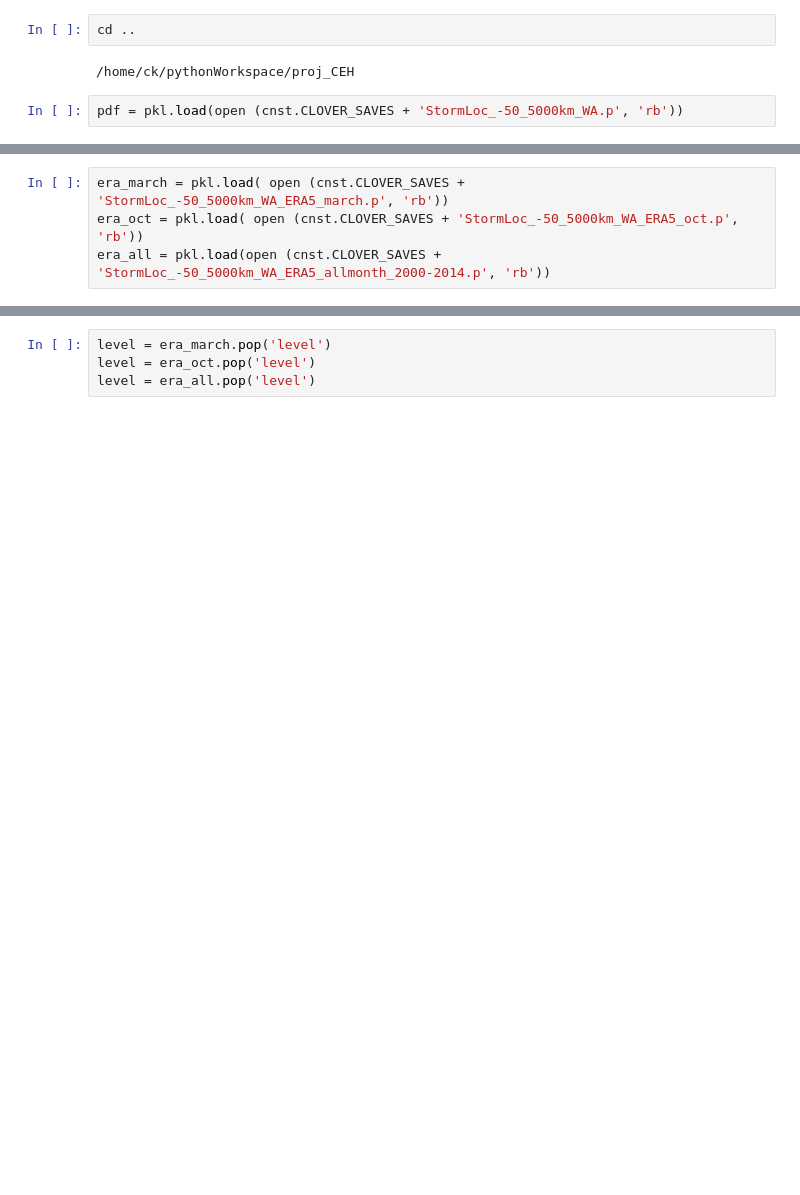
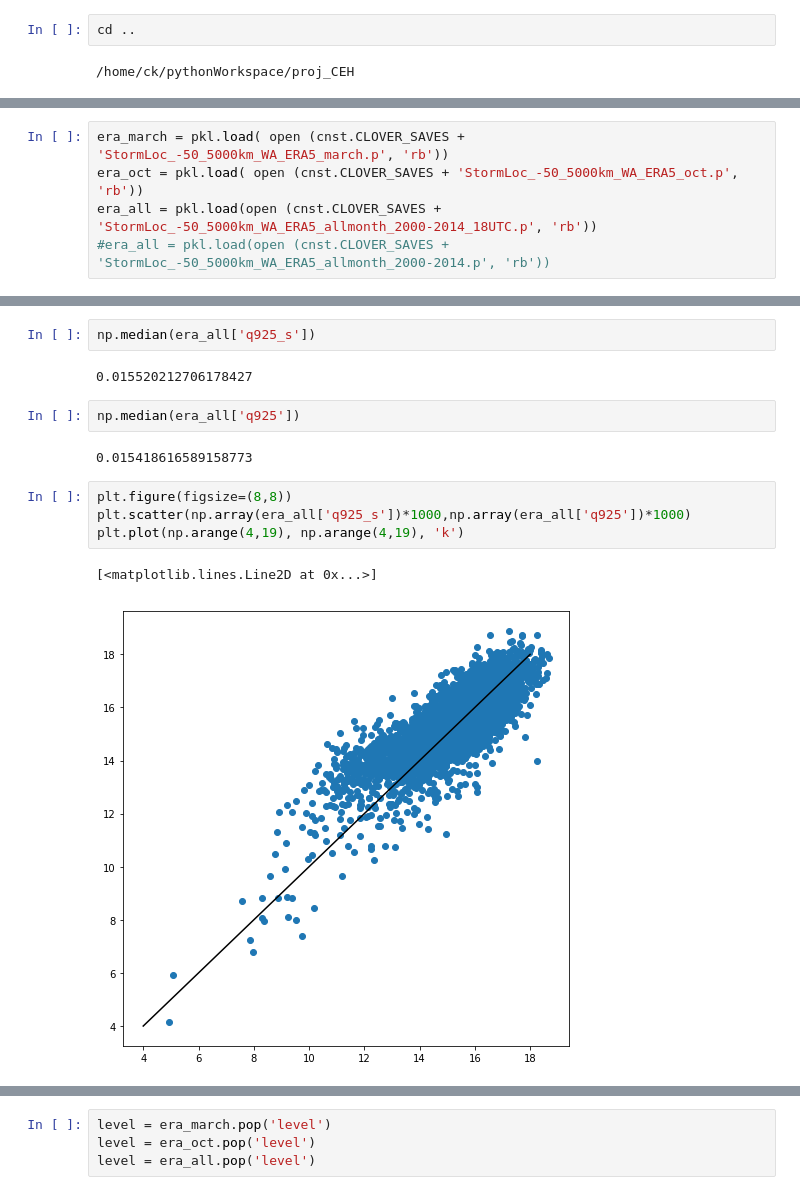
Before and after one commit to cornkle/proj_CEH, a Jupyter notebook: notebooks/CLOVER_soundings_March_Oct_stormtime_qfunction.ipynb, the cells around one changed output, grey strips where cells are left out. Drawn from its saved outputs; the diff is of its cells as text; blank space fills up the shorter version.

```diff
--- a/notebooks/CLOVER_soundings_March_Oct_stormtime_qfunction.ipynb
+++ b/notebooks/CLOVER_soundings_March_Oct_stormtime_qfunction.ipynb
@@ -29,5 +29,3 @@ pylab.rcParams['figure.figsize'] = (30., 30.)
 cd ..
 # %% [output]
 /home/ck/pythonWorkspace/proj_CEH
-# %%
-pdf = pkl.load(open (cnst.CLOVER_SAVES + 'StormLoc_-50_5000km_WA.p', 'rb'))
@@ -91,4 +32,5 @@ Doing 2012-10-31 18:00:00
 # %%
 era_march = pkl.load( open (cnst.CLOVER_SAVES + 'StormLoc_-50_5000km_WA_ERA5_march.p', 'rb'))
 era_oct = pkl.load( open (cnst.CLOVER_SAVES + 'StormLoc_-50_5000km_WA_ERA5_oct.p', 'rb'))
-era_all = pkl.load(open (cnst.CLOVER_SAVES + 'StormLoc_-50_5000km_WA_ERA5_allmonth_2000-2014.p', 'rb'))
+era_all = pkl.load(open (cnst.CLOVER_SAVES + 'StormLoc_-50_5000km_WA_ERA5_allmonth_2000-2014_18UTC.p', 'rb'))
+#era_all = pkl.load(open (cnst.CLOVER_SAVES + 'StormLoc_-50_5000km_WA_ERA5_allmonth_2000-2014.p', 'rb'))
@@ -102,0 +39,15 @@ Timestamp('2011-10-31 18:00:00')
+# %%
+np.median(era_all['q925_s'])
+# %% [output]
+0.015520212706178427
+# %%
+np.median(era_all['q925'])
+# %% [output]
+0.015418616589158773
+# %%
+plt.figure(figsize=(8,8))
+plt.scatter(np.array(era_all['q925_s'])*1000,np.array(era_all['q925'])*1000)
+plt.plot(np.arange(4,19), np.arange(4,19), 'k')
+# %% [output]
+[<matplotlib.lines.Line2D at 0x...>]
+[figure, added]
```
Also changed, not shown: parts of 34 cells of this notebook, 4 other files.
